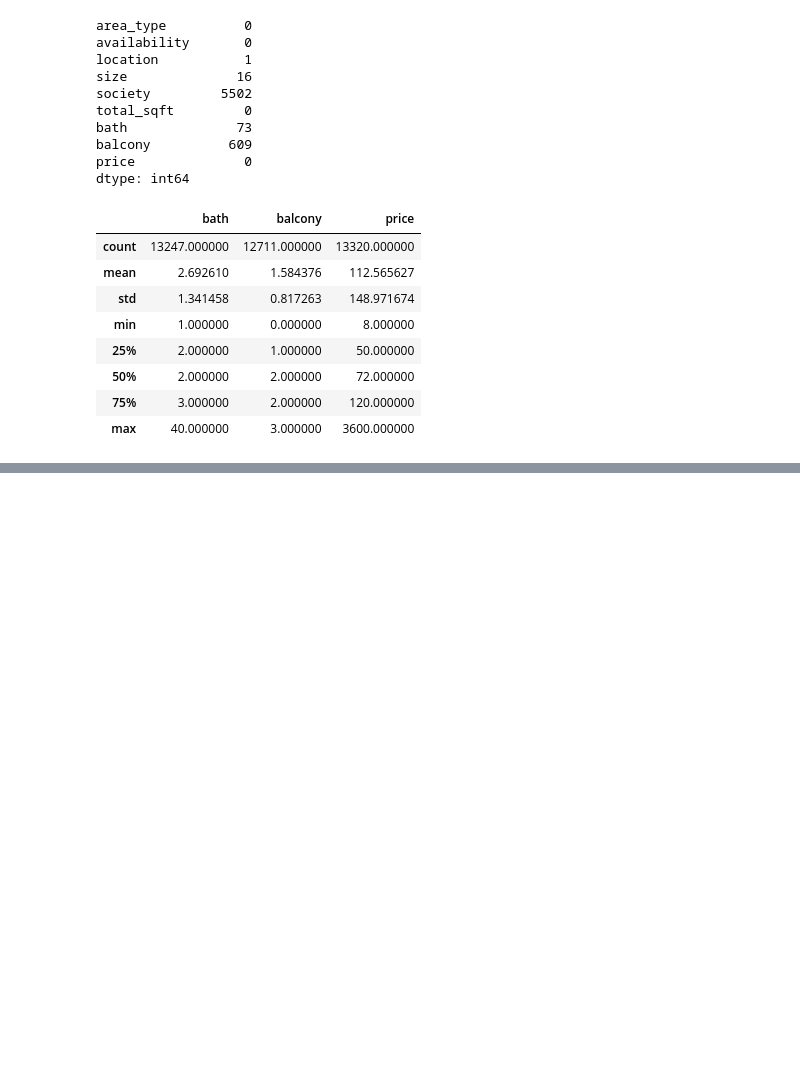
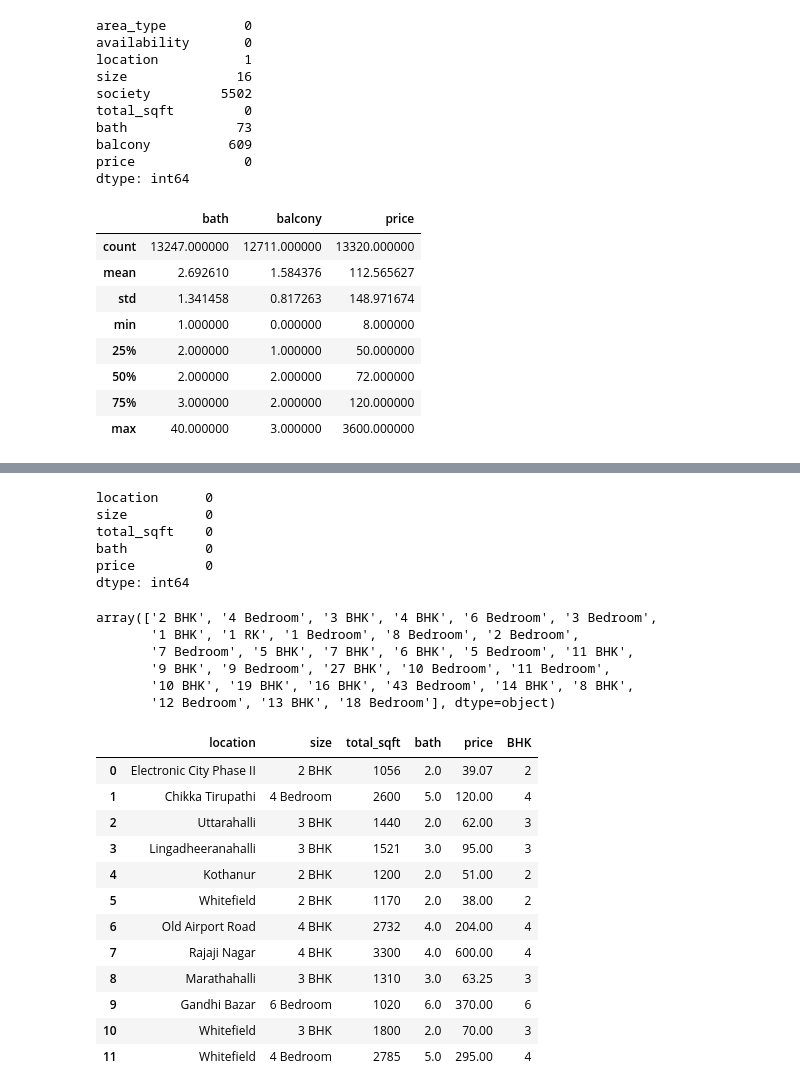
Before and after one commit to ahmedcurious/Data-Science-Work, a Jupyter notebook: Machine_Learning/Projects/Real_Estate_Prediction_Project/file.ipynb, the cells around one changed output, grey strips where cells are left out. Drawn from its saved outputs; the diff is of its cells as text; code cells hidden in the pictures; blank space fills up the shorter version.

```diff
--- a/Machine_Learning/Projects/Real_Estate_Prediction_Project/file.ipynb
+++ b/Machine_Learning/Projects/Real_Estate_Prediction_Project/file.ipynb
@@ -153,0 +150,18 @@ df_1
+# %%
+df_1.isnull().sum()
+# %% [output]
+location      0
+size          0
+total_sqft    0
+bath          0
+price         0
+dtype: int64
+# %%
+df_1['size'].unique()
+# %% [output]
+array(['2 BHK', '4 Bedroom', '3 BHK', '4 BHK', '6 Bedroom', '3 Bedroom',
+       '1 BHK', '1 RK', '1 Bedroom', '8 Bedroom', '2 Bedroom',
+       '7 Bedroom', '5 BHK', '7 BHK', '6 BHK', '5 Bedroom', '11 BHK',
+       '9 BHK', '9 Bedroom', '27 BHK', '10 Bedroom', '11 Bedroom',
+       '10 BHK', '19 BHK', '16 BHK', '43 Bedroom', '14 BHK', '8 BHK',
+       '12 Bedroom', '13 BHK', '18 Bedroom'], dtype=object)
@@ -153,0 +170,16 @@ df_1
+# %%
+df_1.head(12)
+# %% [output]
+|  | location | size | total_sqft | bath | price | BHK |
+| 0 | Electronic City Phase II | 2 BHK | 1056 | 2.0 | 39.07 | 2 |
+| 1 | Chikka Tirupathi | 4 Bedroom | 2600 | 5.0 | 120.00 | 4 |
+| 2 | Uttarahalli | 3 BHK | 1440 | 2.0 | 62.00 | 3 |
+| 3 | Lingadheeranahalli | 3 BHK | 1521 | 3.0 | 95.00 | 3 |
+| 4 | Kothanur | 2 BHK | 1200 | 2.0 | 51.00 | 2 |
+| 5 | Whitefield | 2 BHK | 1170 | 2.0 | 38.00 | 2 |
+| 6 | Old Airport Road | 4 BHK | 2732 | 4.0 | 204.00 | 4 |
+| 7 | Rajaji Nagar | 4 BHK | 3300 | 4.0 | 600.00 | 4 |
+| 8 | Marathahalli | 3 BHK | 1310 | 3.0 | 63.25 | 3 |
+| 9 | Gandhi Bazar | 6 Bedroom | 1020 | 6.0 | 370.00 | 6 |
+| 10 | Whitefield | 3 BHK | 1800 | 2.0 | 70.00 | 3 |
+| 11 | Whitefield | 4 Bedroom | 2785 | 5.0 | 295.00 | 4 |
```
Also changed, not shown: parts of 37 cells of this notebook, 1 other file.
